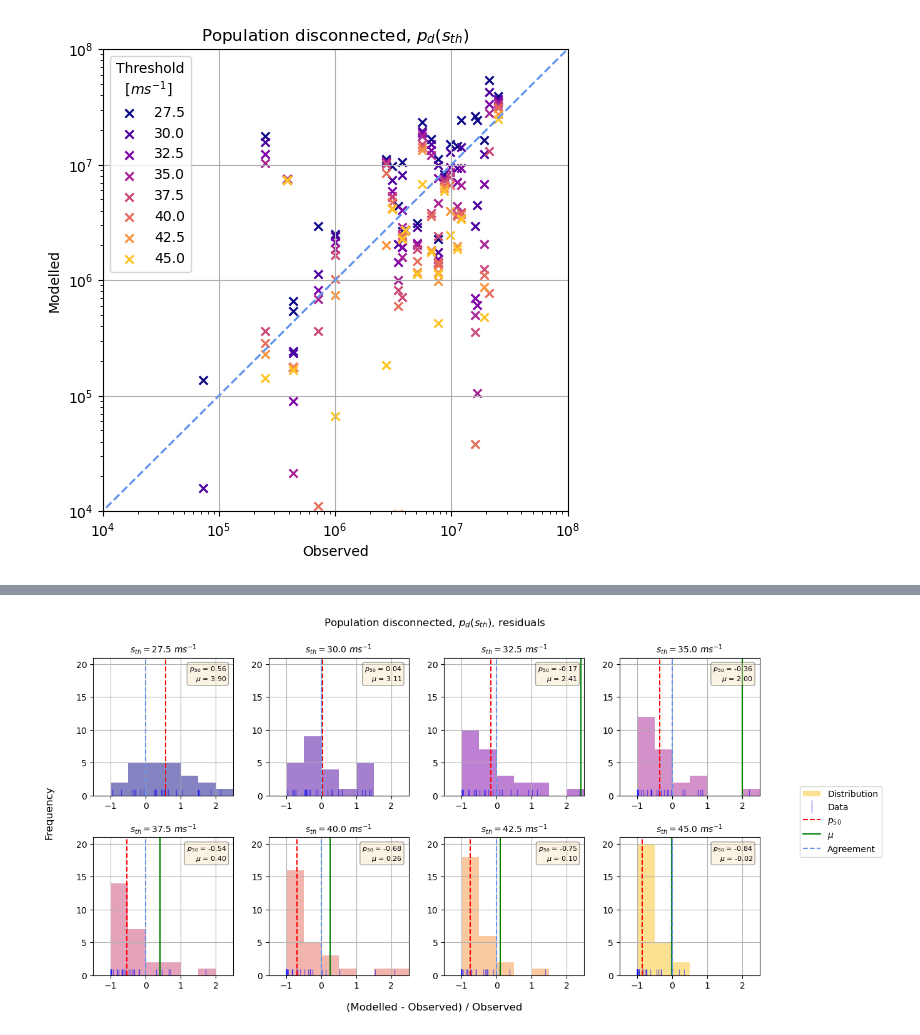
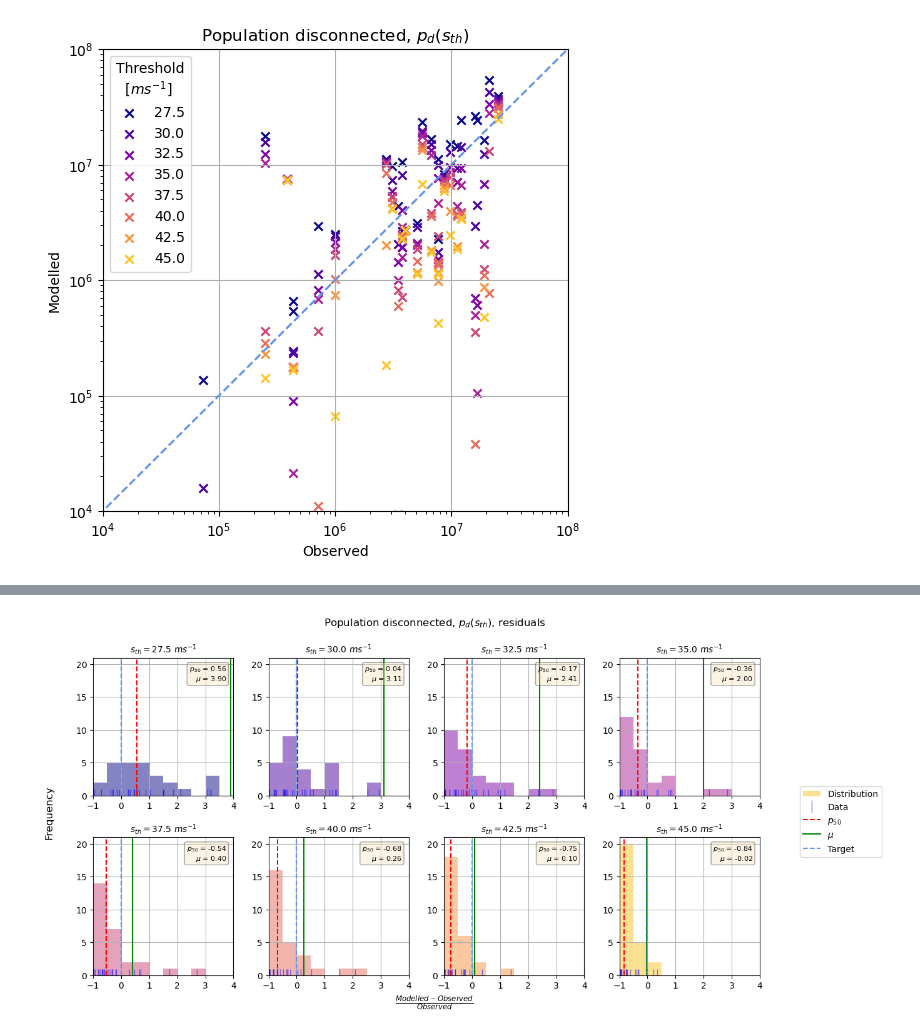
Before and after one commit to nismod/open-gira, a Jupyter notebook: validation/outage_model_validation.ipynb, the cells around one changed output, grey strips where cells are left out. Drawn from its saved outputs; the diff is of its cells as text; code cells hidden in the pictures.

```diff
--- a/validation/outage_model_validation.ipynb
+++ b/validation/outage_model_validation.ipynb
@@ -123,6 +123,8 @@ for threshold in ds.threshold.values:
             by_storm[event_id].modelled / by_storm[event_id].observed
         by_storm[event_id]["error_norm"] = \
             by_storm[event_id].error / by_storm[event_id].observed
+        by_storm[event_id]["signed_ratio"] = \
+            np.sign(by_storm[event_id].error) * by_storm[event_id].ratio
 
     concat = pd.concat(by_storm)
     concat.index.names = ["event_id", "country_iso_a3"]
@@ -250,7 +252,7 @@ ax.legend(title='Country', handles=handles, bbox_to_anchor=(1.25, 0.9))
 ax.grid()
 ax.axhline(0, ls="--", c="cornflowerblue")
 ax.set_xlabel("$s_{th}$")
-ax.set_ylabel("(Modelled - Observed) / Observed")
+ax.set_ylabel(r"$\frac{Modelled - Observed}{Observed}$")
 ax.set_title("Population disconnected, $p_{d}(s_{th})$, residuals")
 ax.set_ylim(-1.5, 4)
 
@@ -268,88 +350,14 @@ ax.set_ylim(-1.5, 4)
 # %%
 # plot residual distributions by threshold
-
-n = len(thresholds)
-ncols = min([n, 4])
-nrows = (n // ncols) + (n % ncols)
-f, axes = plt.subplots(ncols=ncols, nrows=nrows, figsize=(3 + 2.5 * ncols, 2 + 2.25 * nrows), squeeze=False)
-
-max_x = 2.5
-bins = np.linspace(-1, max_x, 8)
-
-max_ylim = 0
-for row in range(nrows):
-    for col in range(ncols):
-
-        i = col + (row * ncols)
-        ax = axes[row, col]
-        if i < n:
-            threshold = thresholds[i]
-            error_norm = data.loc[threshold, :, :].error_norm
-
-            ax.grid()
-
-            # distribution
-            ax.hist(
-                error_norm,
-                bins=bins,
-                alpha=0.5,
-                label="Distribution",
-                facecolor=wind_cmap[threshold]
-            )
-
-            # rug plot
-            ax.plot(error_norm, np.zeros(len(error_norm)), 'b|', ms=15, alpha=0.5, label="Data")
-
-            # average measures
-            mean = np.nanmean(error_norm)
-            median = np.nanmedian(error_norm)
-            ax.axvline(median, ls="--", c="red", label=r"$p_{50}$")
-            ax.axvline(mean, ls="-", c="green", label=r"$\mu$")
-
-            # target
-            ax.axvline(0, ls="--", c="cornflowerblue", label="Agreement")
-
-            ax.set_xlim(-1.5, max_x)
-            _, max_y = ax.get_ylim()
-            max_ylim = max([max_ylim, max_y])
-
-            ax.set_title(f"$s_{{th}} = {threshold} \ m s^{{-1}}$", size=10)
-            props = dict(boxstyle='round', facecolor='wheat', alpha=0.35)
-            ax.text(
-                0.95,
-                0.95,
-                "\n".join([f"$p_{{50}}$ = {median:.2f}", f"$\mu$ = {mean:.2f}"]),
-                transform=ax.transAxes,
-                fontsize=8,
-                verticalalignment='top',
-                horizontalalignment='right',
-                bbox=props
-            )
-
-        # disable any axes we don't need
-        else:
-            ax.set_axis_off()
-
-# set a common y range for all subplots
-for row in range(nrows):
-    for col in range(ncols):
-        i = col + (row * ncols)
-        ax = axes[row, col]
-        if i < n:
-            ax.set_ylim(0, max_ylim)
-
-ax.legend(bbox_to_anchor=(1.9, 1.4))
-
-f.supxlabel("(Modelled - Observed) / Observed")
-f.supylabel("Frequency")
-f.suptitle("Population disconnected, $p_{d}(s_{th})$, residuals")
-
-plt.subplots_adjust(bottom=0.1, top=0.88, left=0.08, right=0.9, hspace=0.3, wspace=0.25)
-
-# note that the means are terribly skewed courtesy of a few outliers
-# the modelled values for the two Mexican storms especially are significant overestimates
+plot_residual_distribution_by_threshold(
+    "error_norm",
+    r"$\frac{Modelled - Observed}{Observed}$",
+    -1,
+    4,
+    0
+)
 # %% [output]
-[figure, old version]
+[figure, new version]
 # %%
 # over plot residual distributions by threshold
 
```
Also changed, not shown: parts of 4 cells of this notebook.
